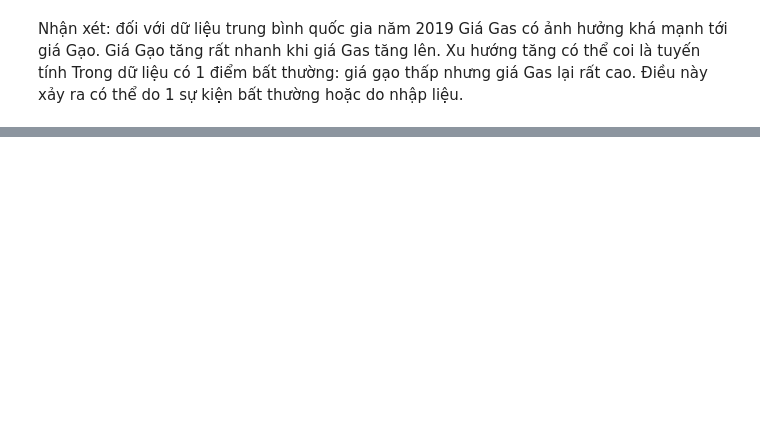
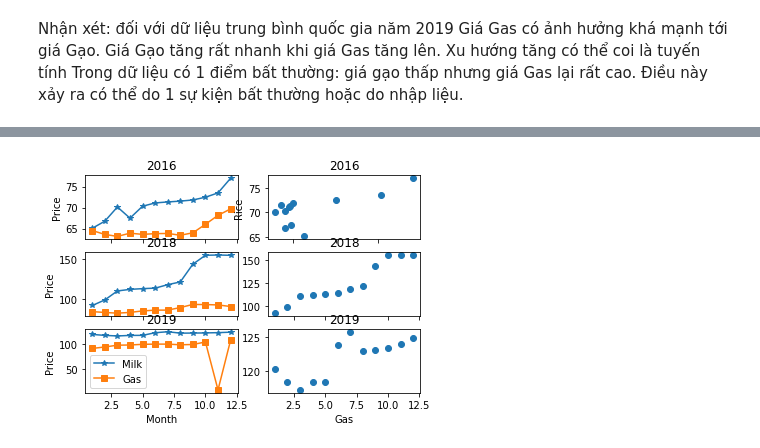
Before and after one commit to Trang27cl/testgit, a Jupyter notebook: FoodPrice_in_Turkey.ipynb, the cells around one changed output, grey strips where cells are left out. Cells and saved outputs as stored; diff of their text form; code cells hidden in the pictures; blank space fills up the shorter version.

```diff
--- a/FoodPrice_in_Turkey.ipynb
+++ b/FoodPrice_in_Turkey.ipynb
@@ -406,0 +410,55 @@ Trong dữ liệu có 1 điểm bất thường: giá gạo thấp nhưng giá G
+# %%
+#Vẽ các biểu đồ đường phân tích xu hướng giá gạo (Rice-Retail), giá Fuel (gas) trung bình cả nước (National Average) trong năm 2016, 2018, 2019 tại Thổ Nhĩ Kì.
+#Vẽ biểu đồ Scatter phân tích mối liên quan giữa giá gạo và giá gas trung bình quốc gia (National Average) tại Thổ Nhĩ Kì các năm 2016, 2018, 2019.
+#lấy dữ liệu
+d21 = data[(data['Place'] == 'National Average') & (data['Year'] == 2016) & (data['ProductName'] == 'Milk (powder, infant formula) - Retail')]
+d22 = data[(data['Place'] == 'National Average') & (data['Year'] == 2016) & (data['ProductName'] == 'Fuel (gas) - Retail')]
+d23 = data[(data['Place'] == 'National Average') & (data['Year'] == 2018) & (data['ProductName'] == 'Milk (powder, infant formula) - Retail')]
+d24 = data[(data['Place'] == 'National Average') & (data['Year'] == 2018) & (data['ProductName'] == 'Fuel (gas) - Retail')]
+d25 = data[(data['Place'] == 'National Average') & (data['Year'] == 2019) & (data['ProductName'] == 'Milk (powder, infant formula) - Retail')]
+d26 = data[(data['Place'] == 'National Average') & (data['Year'] == 2019) & (data['ProductName'] == 'Fuel (gas) - Retail')]
+
+d31 = data[(data['Place'] == 'National Average') & (data['ProductName'] == 'Fuel (gas) - Retail') & (data['Year'] == 2016)]
+d32 = data[(data['Place'] == 'National Average') & (data['ProductName'] == 'Milk (powder, infant formula) - Retail') & (data['Year'] == 2016)]
+d33 = data[(data['Place'] == 'National Average') & (data['ProductName'] == 'Fuel (gas) - Retail') & (data['Year'] == 2018)]
+d34 = data[(data['Place'] == 'National Average') & (data['ProductName'] == 'Milk (powder, infant formula) - Retail') & (data['Year'] == 2018)]
+d35 = data[(data['Place'] == 'National Average') & (data['ProductName'] == 'Fuel (gas) - Retail') & (data['Year'] == 2019)]
+d35 = data[(data['Place'] == 'National Average') & (data['ProductName'] == 'Fuel (gas) - Retail') & (data['Year'] == 2019)]
+d36 = data[(data['Place'] == 'National Average') & (data['ProductName'] == 'Milk (powder, infant formula) - Retail') & (data['Year'] == 2019)]
+# %%
+#Vẽ biểu đồ kết hợp
+fig, ax = plt.subplots(3, 2)
+ax[0][0].plot(d21['Month'], d21['Price'], marker = '*', label = 'Milk-2016')
+ax[0][0].plot(d22['Month'], d22['Price'], marker = 's', label = 'Gas-2016')
+ax[0][0].set_ylabel('Price')
+ax[0][0].set_xticklabels([])
+ax[0][0].set_title('2016')
+
+ax[1][0].plot(d23['Month'], d23['Price'], marker = '*', label = 'Milk-2018')
+ax[1][0].plot(d24['Month'], d24['Price'], marker = 's', label = 'Gas-2018')
+ax[1][0].set_ylabel('Price')
+ax[1][0].set_xticklabels([])
+ax[1][0].set_title('2018')
+
+ax[2][0].plot(d25['Month'], d25['Price'], marker = '*', label = 'Milk')
+ax[2][0].plot(d26['Month'], d26['Price'], marker = 's', label = 'Gas')
+ax[2][0].set_ylabel('Price')
+ax[2][0].set_xlabel('Month')
+ax[2][0].legend()
+ax[2][0].set_title('2019')
+
+ax[0][1].scatter(d31['Price'], d32['Price'])
+ax[0][1].set_title('2016')
+ax[0][1].set_ylabel('Rice')
+ax[0][1].set_xticklabels([])
+
+ax[1][1].scatter(d33['Month'], d34['Price'])
+ax[1][1].set_title('2018')
+ax[1][1].set_xticklabels([])
+
+ax[2][1].scatter(d35['Month'], d36['Price'])
+ax[2][1].set_title('2019')
+ax[2][1].set_xlabel('Gas')
+plt.show()
+# %% [output]
+[figure, added]
```
Also changed, not shown: parts of 8 cells of this notebook.
